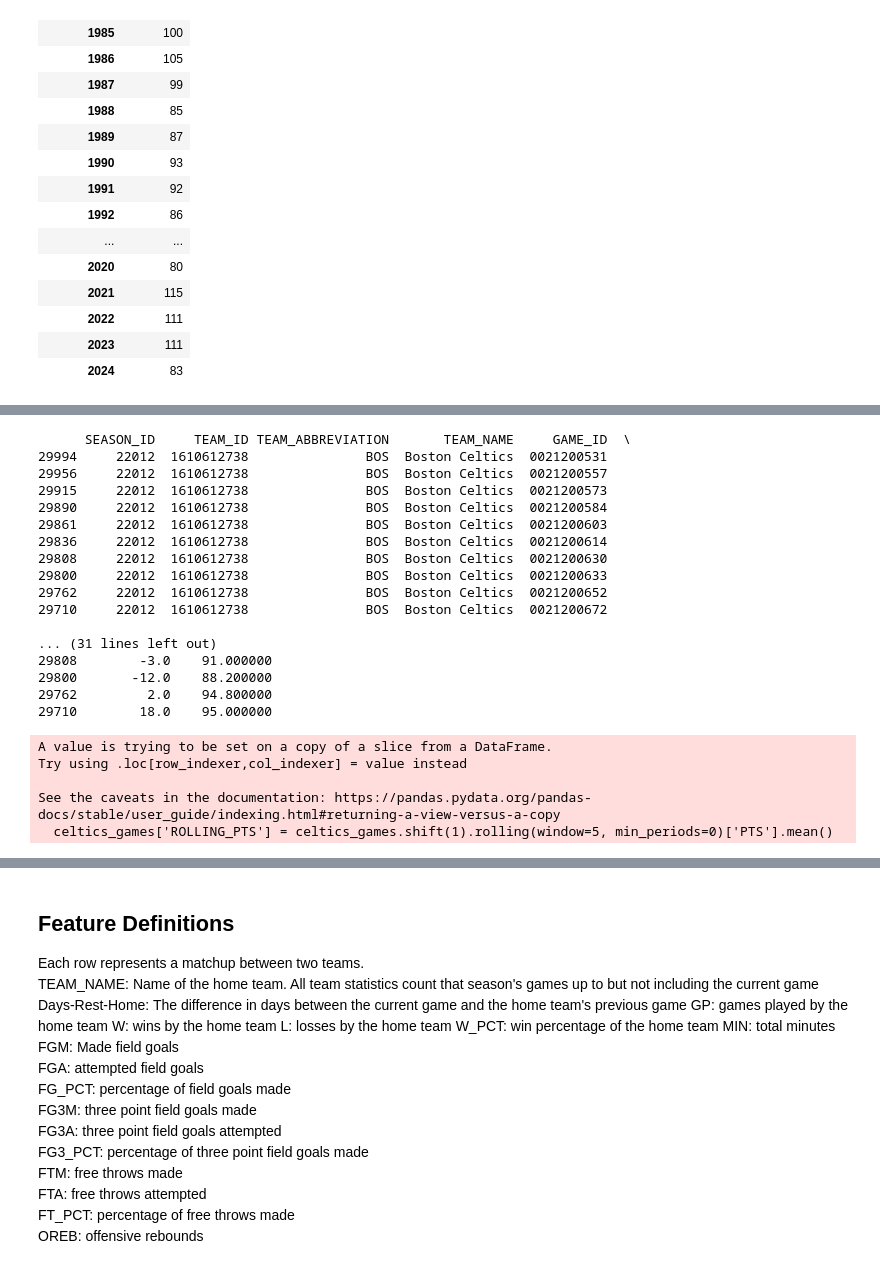
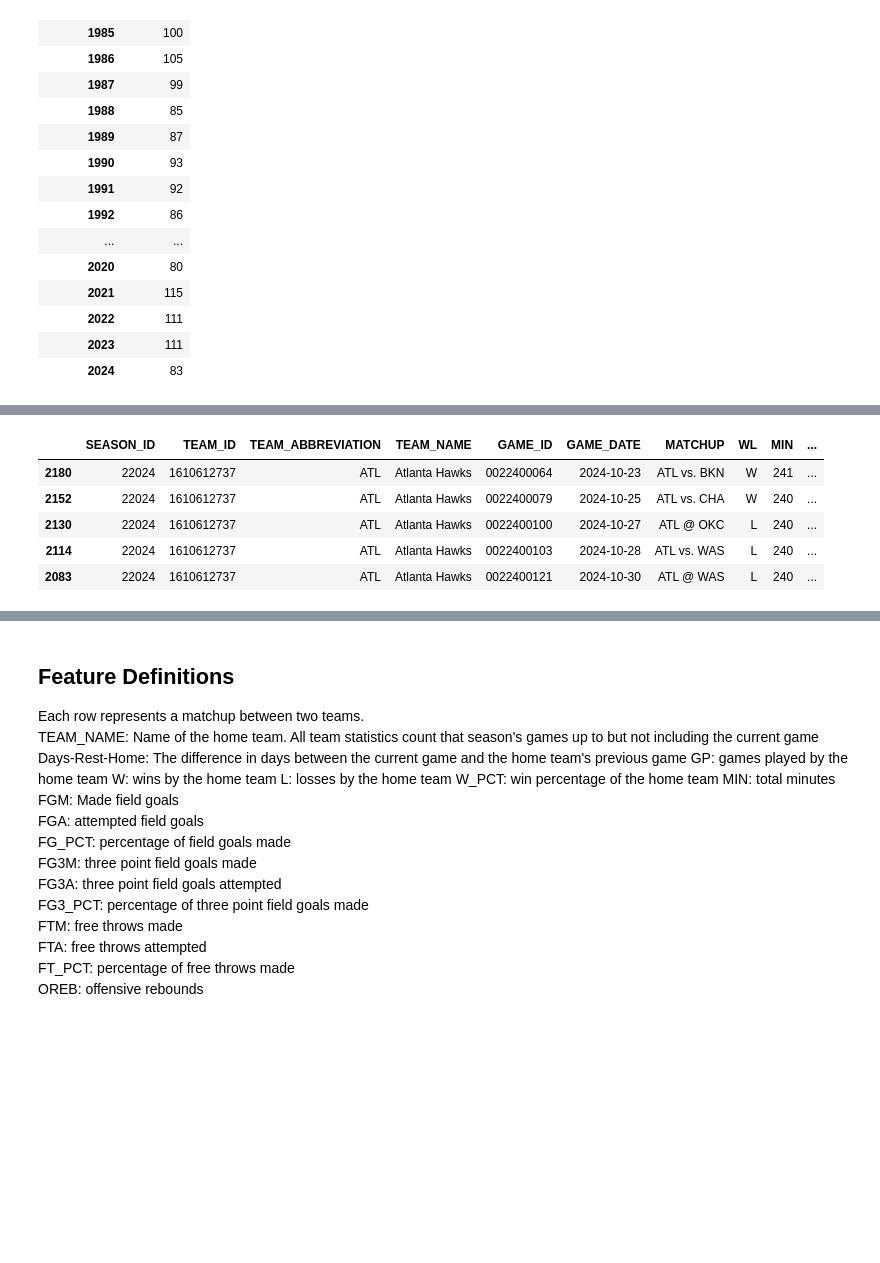
Before and after one commit to wtbtucker/NBA-Machine-Learning-Sports-Betting, a Jupyter notebook: data_mining_pipeline.ipynb, the cells around one changed output, grey strips where cells are left out. Cells and saved outputs as stored; diff of their text form; code cells hidden in the pictures; blank space fills up the shorter version.

```diff
--- a/data_mining_pipeline.ipynb
+++ b/data_mining_pipeline.ipynb
@@ -119,27 +117,18 @@ features = ['PTS', 'FGM', 'FG_PCT', 'FG3M', 'FG3_PCT', 'FTM', 'FT_PCT', 'OREB',
-# %%
-celtics_games = all_games[all_games['TEAM_ID'] == 1610612738]
-celtics_games['ROLLING_PTS'] = celtics_games.shift(1).rolling(window=5, min_periods=0)['PTS'].mean()
-print(celtics_games.head(10))
-# %% [output]
-      SEASON_ID     TEAM_ID TEAM_ABBREVIATION       TEAM_NAME     GAME_ID  \
-29994     22012  1610612738               BOS  Boston Celtics  0021200531
-29956     22012  1610612738               BOS  Boston Celtics  0021200557
-29915     22012  1610612738               BOS  Boston Celtics  0021200573
-29890     22012  1610612738               BOS  Boston Celtics  0021200584
-29861     22012  1610612738               BOS  Boston Celtics  0021200603
-29836     22012  1610612738               BOS  Boston Celtics  0021200614
-29808     22012  1610612738               BOS  Boston Celtics  0021200630
-29800     22012  1610612738               BOS  Boston Celtics  0021200633
-29762     22012  1610612738               BOS  Boston Celtics  0021200652
-29710     22012  1610612738               BOS  Boston Celtics  0021200672
-
-... (31 lines left out)
-29808        -3.0    91.000000
-29800       -12.0    88.200000
-29762         2.0    94.800000
-29710        18.0    95.000000
-A value is trying to be set on a copy of a slice from a DataFrame.
-Try using .loc[row_indexer,col_indexer] = value instead
-
-See the caveats in the documentation: https://pandas.pydata.org/pandas-docs/stable/user_guide/indexing.html#returning-a-view-versus-a-copy
-  celtics_games['ROLLING_PTS'] = celtics_games.shift(1).rolling(window=5, min_periods=0)['PTS'].mean()
+# %%
+season_2024 = sorted_games[sorted_games['SEASON_ID']=='22024']
+
+# Create columns representing the rolling average of the previous 5 games
+features = ['PTS', 'FGM', 'FG_PCT', 'FG3M', 'FG3_PCT', 'FTM', 'FT_PCT', 'OREB', 'DREB', 'AST', 'STL', 'BLK', 'TOV', 'PF']
+
+teams = season_2024['TEAM_ABBREVIATION'].unique()
+for team in teams:
+    for feature in features:
+        season_2024.loc[season_2024['TEAM_ABBREVIATION']==team, [f'rolling_{feature}']] = season_2024[season_2024['TEAM_ABBREVIATION']==team].shift(1).rolling(window=5, min_periods=0)[feature].mean()
+season_2024.head(5)
+# %% [output]
+|  | SEASON_ID | TEAM_ID | TEAM_ABBREVIATION | TEAM_NAME | GAME_ID | GAME_DATE | MATCHUP | WL | MIN | ... |
+| 2180 | 22024 | 1610612737 | ATL | Atlanta Hawks | 0022400064 | 2024-10-23 | ATL vs. BKN | W | 241 | ... |
+| 2152 | 22024 | 1610612737 | ATL | Atlanta Hawks | 0022400079 | 2024-10-25 | ATL vs. CHA | W | 240 | ... |
+| 2130 | 22024 | 1610612737 | ATL | Atlanta Hawks | 0022400100 | 2024-10-27 | ATL @ OKC | L | 240 | ... |
+| 2114 | 22024 | 1610612737 | ATL | Atlanta Hawks | 0022400103 | 2024-10-28 | ATL vs. WAS | L | 240 | ... |
+| 2083 | 22024 | 1610612737 | ATL | Atlanta Hawks | 0022400121 | 2024-10-30 | ATL @ WAS | L | 240 | ... |
```
Also changed, not shown: parts of 6 cells of this notebook.
